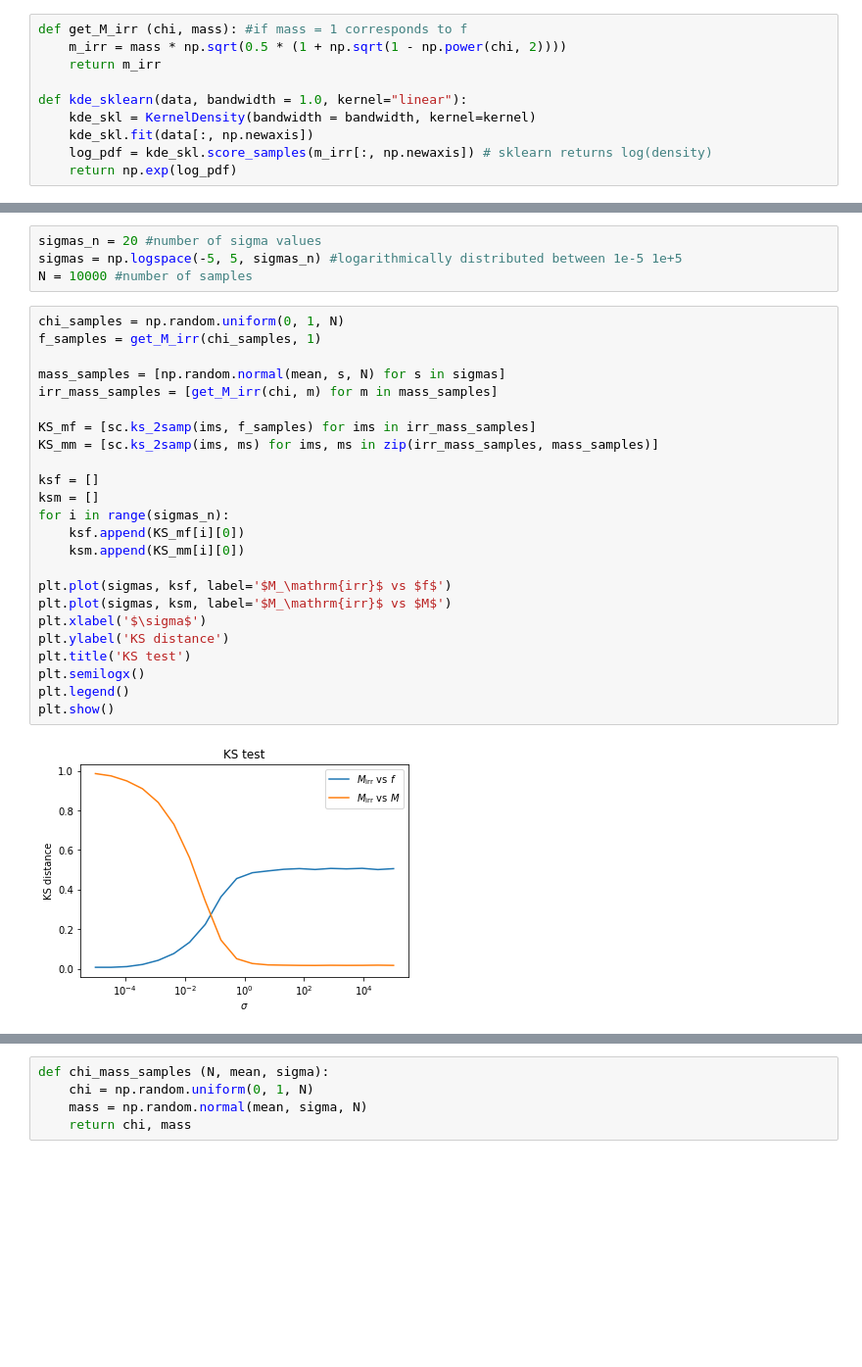
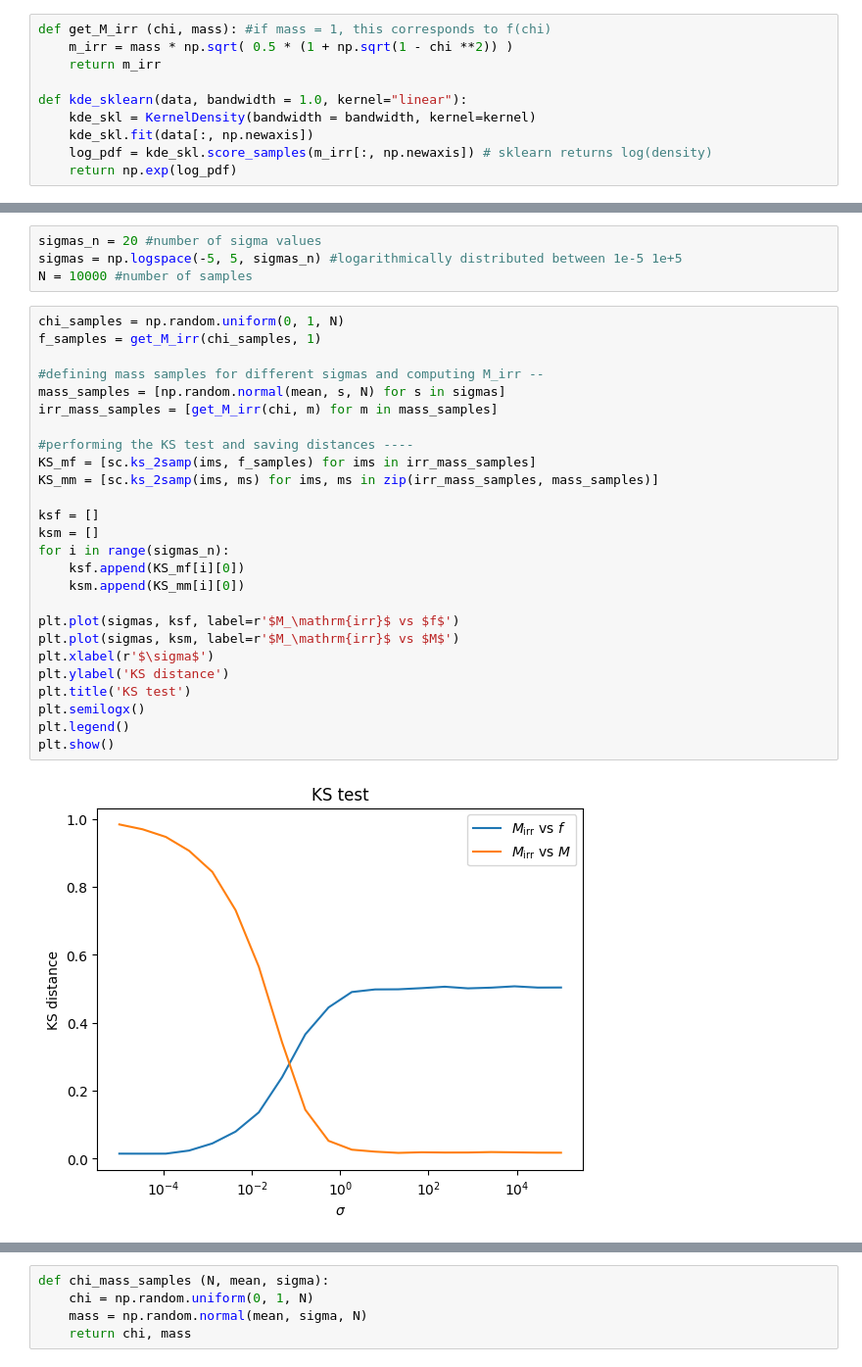
Before and after one commit to lisam10/astrostatistics_bicocca_2024, a Jupyter notebook: working/W07_BH-irrmass.ipynb, the cells around one changed output, grey strips where cells are left out. Shown: that part at 98% size. Cells and saved outputs as stored; diff of their text form; blank space fills up the shorter version.

```diff
--- a/working/W07_BH-irrmass.ipynb
+++ b/working/W07_BH-irrmass.ipynb
@@ -33,8 +34,8 @@ ax.set(xlabel = '$M$', ylabel = 'p($M$)', title = '$M$ histogram')
 ### Irreducible mass samples + KDE
 Obtained by using the samples of chi and the mass, then using sklearn to plot a KDE with Gaussian kernels.
 # %%
-def get_M_irr (chi, mass): #if mass = 1 corresponds to f
-    m_irr = mass * np.sqrt(0.5 * (1 + np.sqrt(1 - np.power(chi, 2))))
+def get_M_irr (chi, mass): #if mass = 1, this corresponds to f(chi)
+    m_irr = mass * np.sqrt( 0.5 * (1 + np.sqrt(1 - chi **2)) )
     return m_irr
 
 def kde_sklearn(data, bandwidth = 1.0, kernel="linear"):
@@ -81,26 +86,28 @@ N = 10000 #number of samples
 # %%
 chi_samples = np.random.uniform(0, 1, N)
 f_samples = get_M_irr(chi_samples, 1)
 
+#defining mass samples for different sigmas and computing M_irr --
 mass_samples = [np.random.normal(mean, s, N) for s in sigmas]
 irr_mass_samples = [get_M_irr(chi, m) for m in mass_samples]
 
+#performing the KS test and saving distances ----
 KS_mf = [sc.ks_2samp(ims, f_samples) for ims in irr_mass_samples]
 KS_mm = [sc.ks_2samp(ims, ms) for ims, ms in zip(irr_mass_samples, mass_samples)]
 
 ksf = []
 ksm = []
 for i in range(sigmas_n):
     ksf.append(KS_mf[i][0])
     ksm.append(KS_mm[i][0])
 
-plt.plot(sigmas, ksf, label='$M_\mathrm{irr}$ vs $f$')
-plt.plot(sigmas, ksm, label='$M_\mathrm{irr}$ vs $M$')
-plt.xlabel('$\sigma$')
+plt.plot(sigmas, ksf, label=r'$M_\mathrm{irr}$ vs $f$')
+plt.plot(sigmas, ksm, label=r'$M_\mathrm{irr}$ vs $M$')
+plt.xlabel(r'$\sigma$')
 plt.ylabel('KS distance')
 plt.title('KS test')
 plt.semilogx()
 plt.legend()
 plt.show()
 # %% [output]
-[figure, old version]
+[figure, new version]
```
Also changed, not shown: parts of 14 cells of this notebook.
